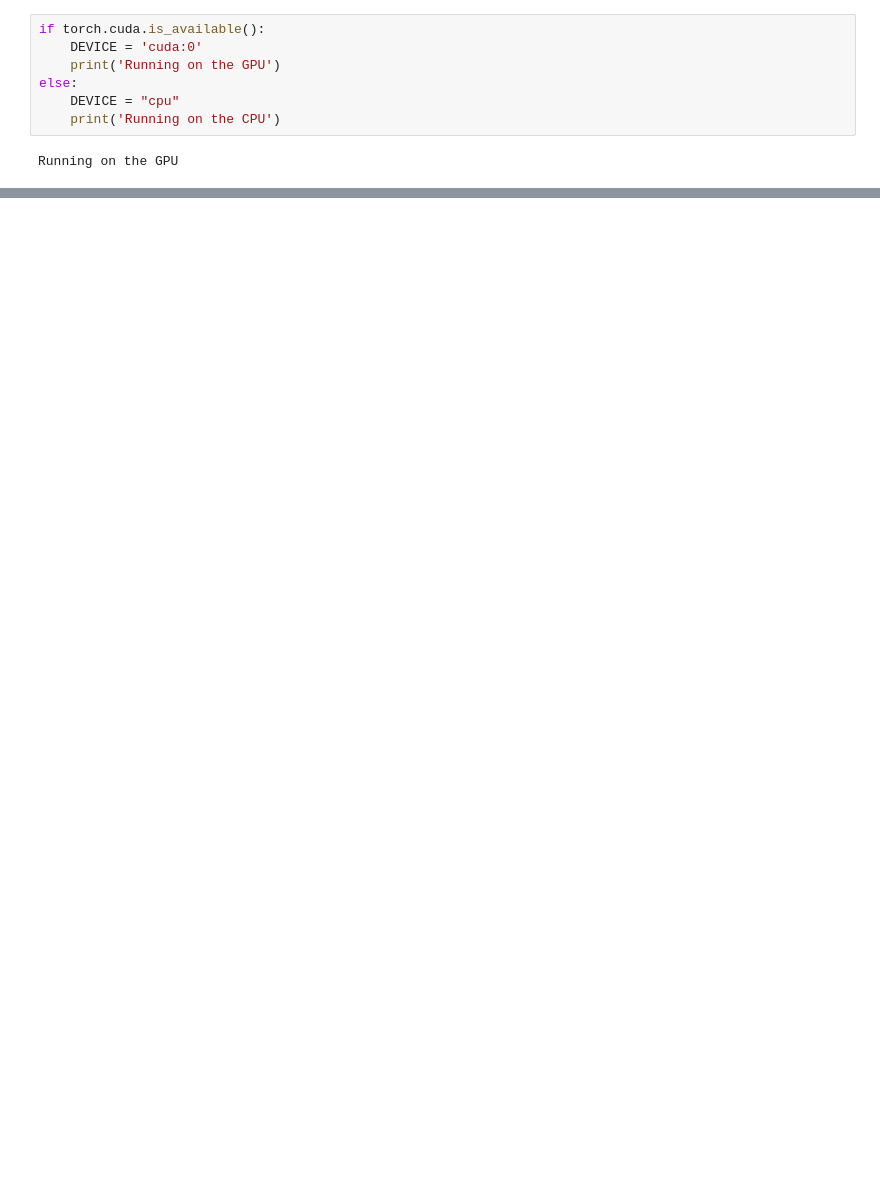
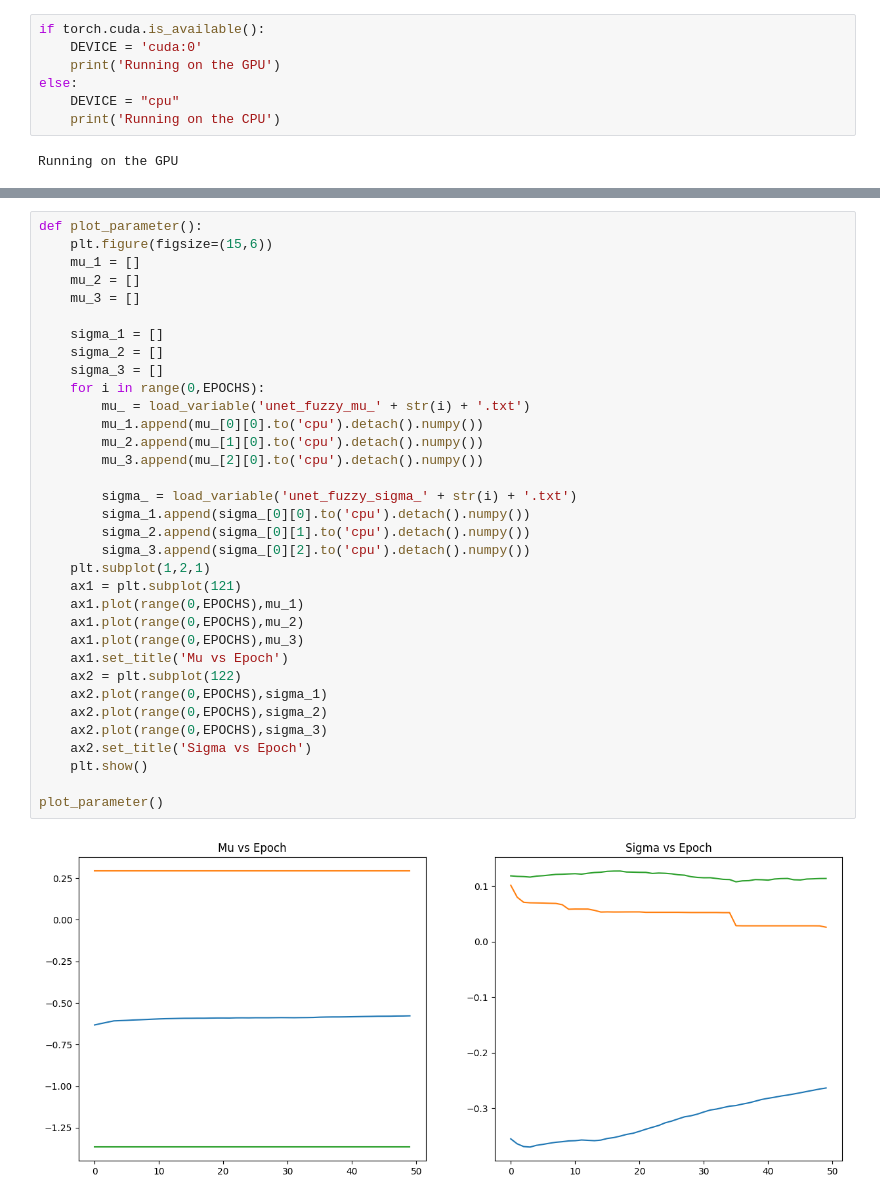
Before and after one commit to hexu2333/Unet-with-Fuzzy-Layer, a Jupyter notebook: FNN.ipynb, the cells around one changed output, grey strips where cells are left out. Saved outputs shown, nothing was run; the diff lists cells and outputs as text; blank space fills up the shorter version.

```diff
--- a/FNN.ipynb
+++ b/FNN.ipynb
@@ -291,0 +450,36 @@ def acc_epoch(data, model,device):
+# %%
+def plot_parameter():
+    plt.figure(figsize=(15,6))
+    mu_1 = []
+    mu_2 = []
+    mu_3 = []
+
+    sigma_1 = []
+    sigma_2 = []
+    sigma_3 = []
+    for i in range(0,EPOCHS):
+        mu_ = load_variable('unet_fuzzy_mu_' + str(i) + '.txt')
+        mu_1.append(mu_[0][0].to('cpu').detach().numpy())
+        mu_2.append(mu_[1][0].to('cpu').detach().numpy())
+        mu_3.append(mu_[2][0].to('cpu').detach().numpy())
+
+        sigma_ = load_variable('unet_fuzzy_sigma_' + str(i) + '.txt')
+        sigma_1.append(sigma_[0][0].to('cpu').detach().numpy())
+        sigma_2.append(sigma_[0][1].to('cpu').detach().numpy())
+        sigma_3.append(sigma_[0][2].to('cpu').detach().numpy())
+    plt.subplot(1,2,1)
+    ax1 = plt.subplot(121)
+    ax1.plot(range(0,EPOCHS),mu_1)
+    ax1.plot(range(0,EPOCHS),mu_2)
+    ax1.plot(range(0,EPOCHS),mu_3)
+    ax1.set_title('Mu vs Epoch')
+    ax2 = plt.subplot(122)
+    ax2.plot(range(0,EPOCHS),sigma_1)
+    ax2.plot(range(0,EPOCHS),sigma_2)
+    ax2.plot(range(0,EPOCHS),sigma_3)
+    ax2.set_title('Sigma vs Epoch')
+    plt.show()
+
+plot_parameter()
+# %% [output]
+[figure, added]
```
Also changed, not shown: parts of 15 cells of this notebook.
